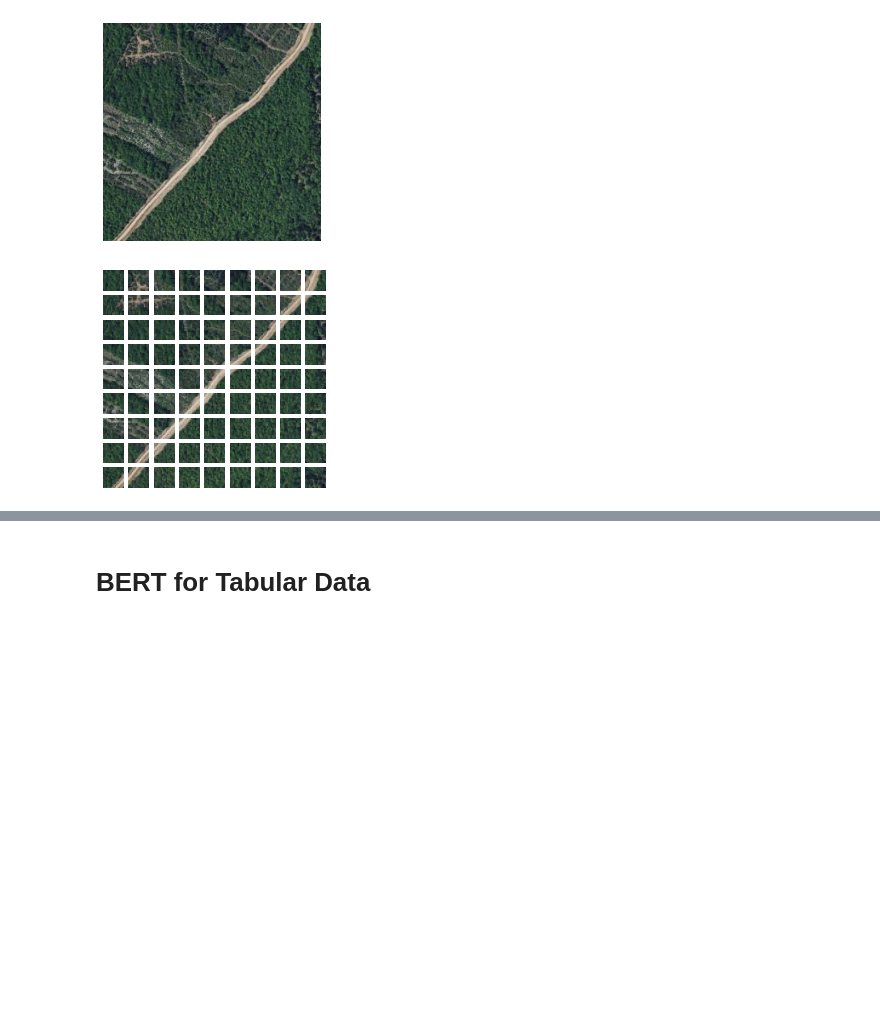
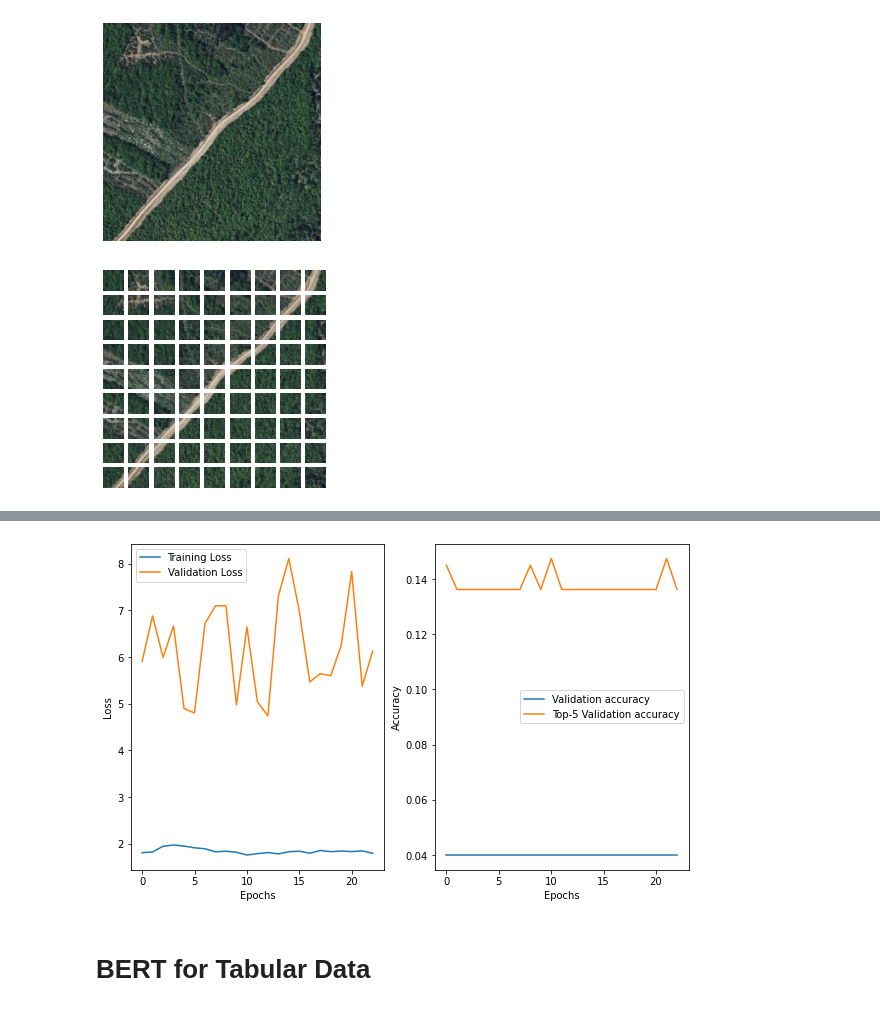
Before and after one commit to jannikjw/species-presence-prediction, a Jupyter notebook: jannik_transformer.ipynb, the cells around one changed output, grey strips where cells are left out. Saved outputs shown, nothing was run; the diff lists cells and outputs as text; code cells hidden in the pictures; blank space fills up the shorter version.

Commit message:
Resolved all transorfmer experiments. Errors in image generators for validation and test set resolved.

```diff
--- a/jannik_transformer.ipynb
+++ b/jannik_transformer.ipynb
@@ -153,5 +169,4 @@ test_cells = df_test.assign(token=sep)
 # %%
-input_cells = np.array(input_cells).reshape(len(input_cells), len(input_cells.columns), 1)
-val_cells = np.array(val_cells).reshape(len(val_cells), len(val_cells.columns), 1)
-test_cells = np.array(test_cells).reshape(len(test_cells), len(test_cells.columns), 1)
-input_cells.shape
+# input_cells = np.array(input_cells).reshape(len(input_cells), len(input_cells.columns), 1)
+# val_cells = np.array(val_cells).reshape(len(val_cells), len(val_cells.columns), 1)
+# test_cells = np.array(test_cells).reshape(len(test_cells), len(test_cells.columns), 1)
@@ -486,7 +501,7 @@ patch_size = 16  # Size of the patches to be extract from the input images
 num_patches = (image_size // patch_size) ** 2
 input_shape = (256, 256, 3)
 num_cols = input_cells.shape[1]
-projection_dim = 32
+projection_dim = 64
 num_heads = 4
 num_classes = NUM_CLASSES
 transformer_units = [
@@ -530,10 +545,9 @@ class PatchEncoder(layers.Layer):
         self.position_embedding = layers.Embedding(
             input_dim=num_patches, output_dim=projection_dim
         )
-#         self.type_embedding = layers.Embedding(
-#             input_dim=num_cols, output_dim=projection_dim
-#         )
-
+        self.type_embedding = layers.Embedding(
+            input_dim=num_cols, output_dim=projection_dim
+        )
 
     def get_config(self):
         config = super().get_config()
@@ -541,14 +555,14 @@ class PatchEncoder(layers.Layer):
             "num_patches": self.num_patches,
             "projection": self.projection,
             "position_embedding": self.position_embedding,
-#             "type_embedding": self.type_embedding,
+            "type_embedding": self.type_embedding,
         })
         return config
 
     def call(self, patch):
         positions = tf.range(start=0, limit=self.num_patches, delta=1)
-#         type_token = 0 # add type token for image
-        encoded = self.projection(patch) + self.position_embedding(positions) # + self.type_embedding(type_token)
+        type_token = 0 # add type token for image
+        encoded = self.projection(patch) + self.position_embedding(positions) + self.type_embedding(type_token)
         return encoded
 
 class NumericEncoder(layers.Layer):
@@ -559,9 +573,9 @@ class NumericEncoder(layers.Layer):
         self.position_embedding = layers.Embedding(
             input_dim=num_cols, output_dim=projection_dim
         )
-#         self.type_embedding = layers.Embedding(
-#             input_dim=num_cols, output_dim=projection_dim
-#         )
+        self.type_embedding = layers.Embedding(
+            input_dim=num_cols, output_dim=projection_dim
+        )
 
     def get_config(self):
         config = super().get_config()
@@ -569,14 +583,14 @@ class NumericEncoder(layers.Layer):
             "num_cols": self.num_cols,
             "projection": self.projection,
             "position_embedding": self.position_embedding,
-#             "type_embedding": self.type_embedding,
+            "type_embedding": self.type_embedding,
         })
         return config
 
     def call(self, cell):
         positions = tf.range(start=0, limit=self.num_cols, delta=1)
-#         type_token = 1 # add type token for numeric
-        encoded = self.projection(cell) + self.position_embedding(positions) # + self.type_embedding(type_token)
+        type_token = 1 # add type token for numeric
+        encoded = self.projection(cell) + self.position_embedding(positions) + self.type_embedding(type_token)
         return encoded
 # %%
 # Visualize patches
@@ -723,3 +753,8 @@ visualization.plot_training_results(multimodal_vit_results)
+# %%
+reload(utils.visualization)
+visualization.plot_training_results(multimodal_vit_results)
+# %% [output]
+[figure, added]
 # %%
 # data, label = None, None
 
```
Also changed, not shown: parts of 26 cells of this notebook, 4 other files.
